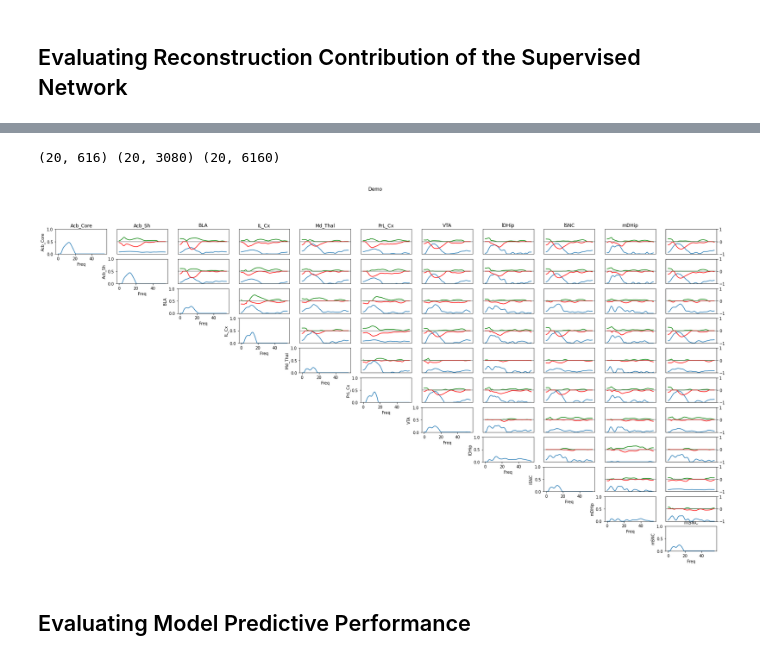
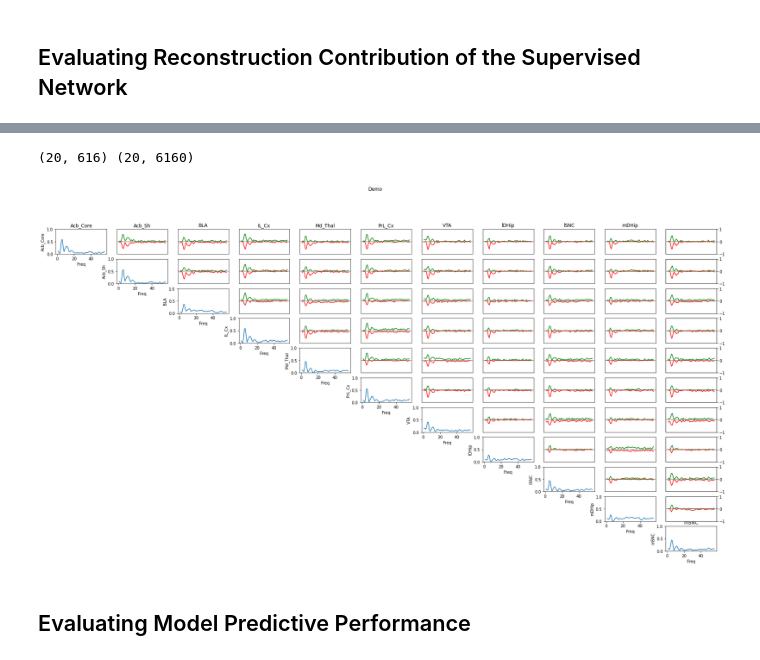
Before and after one commit to carlson-lab/dCSFA-NMF, a Jupyter notebook: dCSFA_NMF_demo.ipynb, the cells around one changed output, grey strips where cells are left out. Saved outputs shown, nothing was run; the diff lists cells and outputs as text; code cells hidden in the pictures.

```diff
--- a/dCSFA_NMF_demo.ipynb
+++ b/dCSFA_NMF_demo.ipynb
@@ -189,3 +188,22 @@ model = dCSFA_NMF(n_components=N_COMPONENTS,dim_in=DIM_IN,n_sup_networks=N_SUP_N
+# %%
+#Define the model
+model = dCSFA_NMF(n_components=N_COMPONENTS, #Number of learned networks
+                dim_in=DIM_IN, #Number of features in X
+                n_sup_networks=N_SUP_NETWORKS, #Number of networks to be supervised
+                optim_name=OPTIMIZER, #What type of optimizer you would like to use {SGD,Adam,AdamW}
+                recon_loss=RECON_LOSS, #What type of reconstruction loss to use {MSE,IS}
+                sup_recon_weight=SUP_RECON_WEIGHT, #Importance of the supervised network reconstruction
+                sup_weight=SUP_WEIGHT, #Importance of the supervision weight
+                n_intercepts=N_INTERCEPTS, #Number of random intercepts (often grouped by mouse, experiment, etc.)
+                useDeepEnc=DEEP_ENC, #Whether or not you would like to use the deep neural network encoder
+                h=H, #The breadth of the neural network encoder
+                sup_recon_type=SUP_RECON, #What type of supervised reconstruction loss you would like to use {Residual,All}
+                feature_groups=FEATURE_GROUPS, #Breakpoints for each type of feature i.e. power, coh, granger. Used for equivalent feature weighting
+                group_weights=GROUP_WEIGHTS, #Weights for each of the groups
+                fixed_corr=NETWORK_CONSTRAINT, #Correlation constraints for the supervised networks
+                momentum=MOMENTUM, #Momentum value for SGD with momentum - default is 0.9
+                sup_smoothness_weight=SUP_SMOOTHNESS_WEIGHT #Parameter to encourage more smooth supervised networks if using the residual reconstruction
+                )
 # %% [markdown]
 ## Fit the Model
 # %%
@@ -286,30 +324,44 @@ Validation MSE: 0.046, Validation Var: 0.074, Ratio: 0.63
 # %%
 #We also want to evaluate how much our supervised network contributes to the reconstruction of each feature. This allows us to gauge the influence
 #our network has on overall brain activity. Green and Red indicate directionality. Green is directionality from the row to the column and red
 #is the directionality from the column area to the row area. Red directionality is flipped for visibility and is marked using the far right axis
 #of all plots that ranges from -1 to 1. -1 indicates 100% contribution for red and 1 indicats 100% contribution for green.
 #Shapes of the power coherence and granger network contributions are printed out before plotting as a debugging tool.
 
 #Returns a K x M matrix where K is the number of networks learned and M is the number of features. Each entry shows the kth networks percent
 #contribution for reconstruction feature m. If you sum this matrix along K, you should end up with a vector of approximately 1's.
 perc_contribution = umc_dt.getReconContribution(X_val,N_COMPONENTS,model)
 
-#Generate the plot
-umc_dt.oldFeatures_makeUpperTriangularPlot(perc_contribution, #matrix retrieved above
-                                            areas=train_dict['areas'], #all areas recorded
-                                            psdFeatures=train_dict['powFeatures'], #powerfeatures
-                                            cohFeatures=train_dict['cohFeatures'], #coherence features of format Area1-Area2 <Freq #>
-                                            gcFeatures=train_dict['gcFeatures'], #gc features of format Area1->Area2 <Freq #>
-                                            freq=56, #number of frequencies per feature
-                                            net_idx=0, #which network you would like to generate a plot for. Supervised networks are typically 0
-                                            saveFile='UT_demo.png', #saveFile name
-                                            title="Demo", #Title for your plot
-                                            figsize=(30,15), #size of the plot (width, height)
-                                            silenceTicks=True #whether you would like to include the left y-axis labels and x-axis labels on every subplot
-                                            )
+if not DS_FEATURES:
+    #Generate the plot
+    umc_dt.makeUpperTriangularPlot_pow_coh_gc(perc_contribution, #matrix retrieved above
+                                                areas=train_dict['areas'], #all areas recorded
+                                                psdFeatures=train_dict['powFeatures'], #powerfeatures
+                                                cohFeatures=train_dict['cohFeatures'], #coherence features of format Area1-Area2 <Freq #>
+                                                gcFeatures=train_dict['gcFeatures'], #gc features of format Area1->Area2 <Freq #>
+                                                freq=56, #number of frequencies per feature
+                                                net_idx=0, #which network you would like to generate a plot for. Supervised networks are typically 0
+                                                saveFile='UT_demo.png', #saveFile name
+                                                title="Demo", #Title for your plot
+                                                figsize=(30,15), #size of the plot (width, height)
+                                                silenceTicks=True #whether you would like to include the left y-axis labels and x-axis labels on every subplot
+                                                )
+
+else:
+    umc_dt.makeUpperTriangularPlot_pow_ds(perc_contribution, #matrix retrieved above
+                                                areas=train_dict['areas'], #all areas recorded
+                                                psdFeatures=train_dict['powFeatures'], #powerfeatures
+                                                dsFeatures=train_dict['dsFeatures'], #gc features of format Area1->Area2 <Freq #>
+                                                freq=56, #number of frequencies per feature
+                                                net_idx=0, #which network you would like to generate a plot for. Supervised networks are typically 0
+                                                saveFile='UT_demo.png', #saveFile name
+                                                title="Demo", #Title for your plot
+                                                figsize=(30,15), #size of the plot (width, height)
+                                                silenceTicks=True #whether you would like to include the left y-axis labels and x-axis labels on every subplot
+                                                )
 # %% [output]
-(20, 616) (20, 3080) (20, 6160)
+(20, 616) (20, 6160)
-[figure, old version]
+[figure, new version]
 # %% [markdown]
 ## Evaluating Model Predictive Performance
 # %%
```
Also changed, not shown: parts of 12 cells of this notebook, 8 other files.
